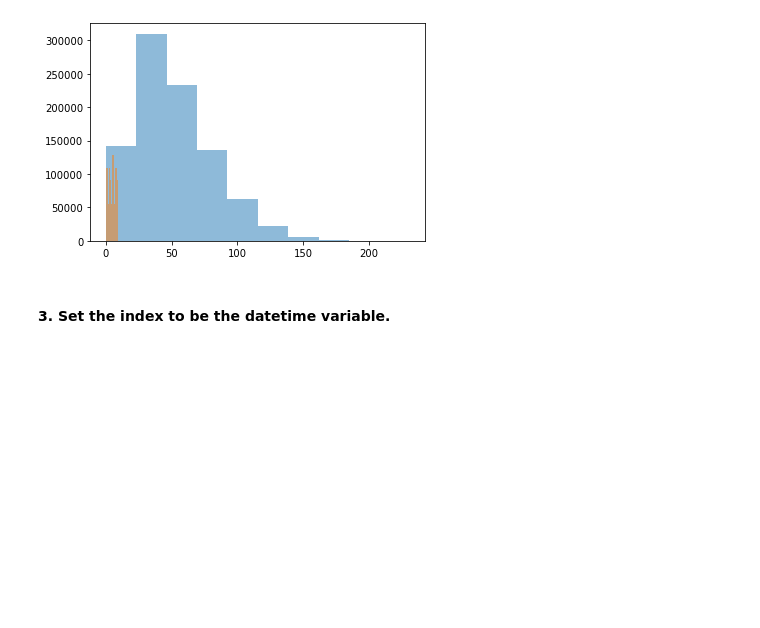
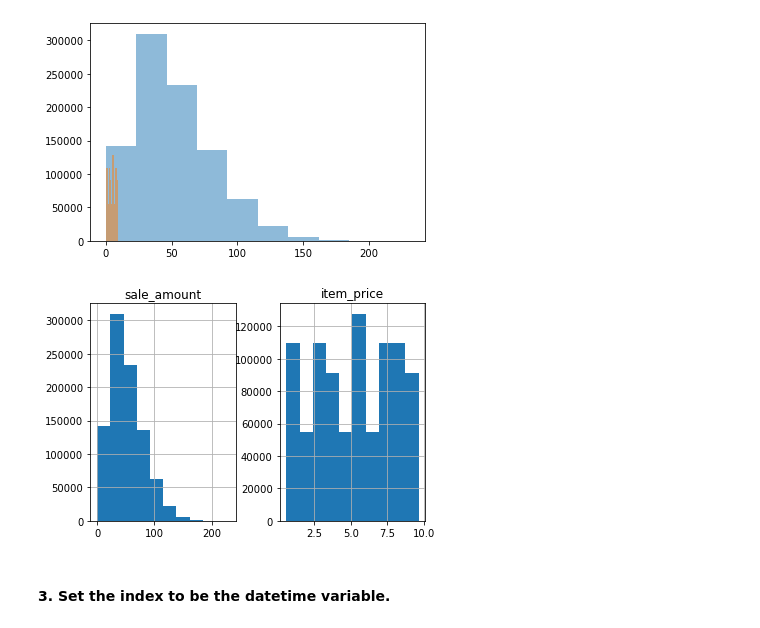
Before and after one commit to lukewbecker/time-series-exercises, a Jupyter notebook: prepare.ipynb, the cells around one changed output. Drawn from its saved outputs; the diff is of its cells as text; code cells hidden in the pictures; blank space fills up the shorter version.

```diff
--- a/prepare.ipynb
+++ b/prepare.ipynb
@@ -121,6 +121,13 @@ plt.hist(y, alpha = 0.5, label = "item price")
         8.736, 9.64 ]),
  <BarContainer object of 10 artists>)
 [figure]
+# %%
+# This is the solution for a quick viz.
+
+df[['sale_amount', 'item_price']].hist()
+plt.show()
+# %% [output]
+[figure, added]
 # %% [markdown]
 #### 3. Set the index to be the datetime variable.
 # %%
```
Also changed, not shown: parts of 7 cells of this notebook, 1 other file.
